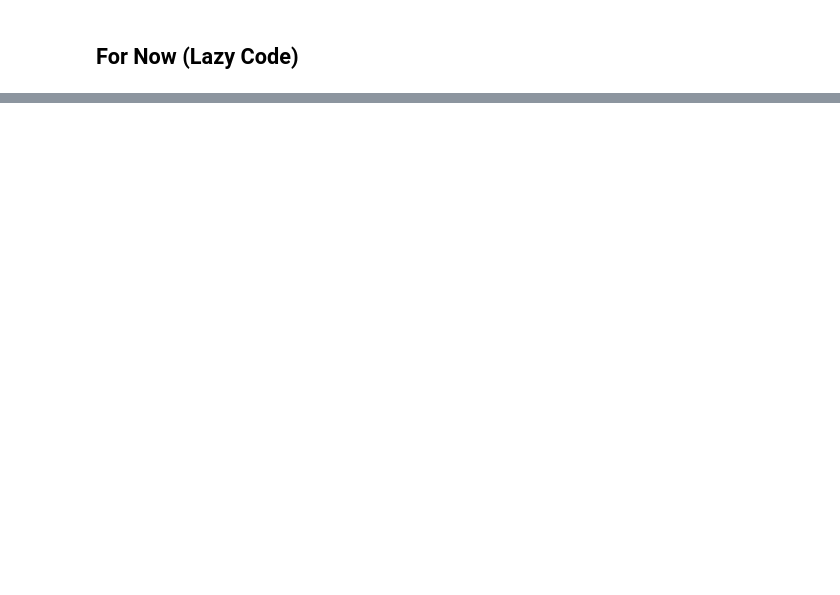
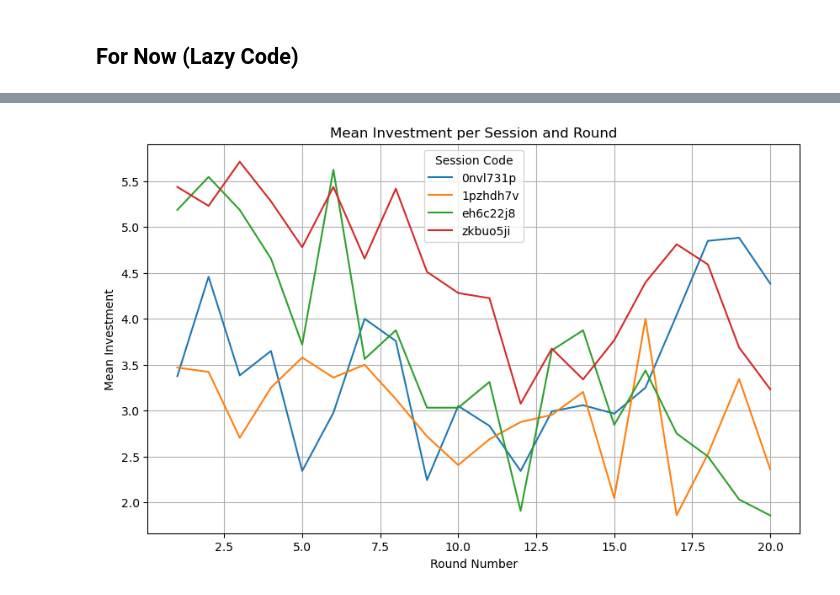
Before and after one commit to AaronSVMB/Additive-Variance-Rep, a Jupyter notebook: src/Treatments/Treatment_Showcase.ipynb, the cells around one changed output, grey strips where cells are left out. Saved outputs shown, nothing was run; the diff lists cells and outputs as text; code cells hidden in the pictures; blank space fills up the shorter version.

```diff
--- a/src/Treatments/Treatment_Showcase.ipynb
+++ b/src/Treatments/Treatment_Showcase.ipynb
@@ -78,0 +221,19 @@ plt.show()
+# %%
+grouped_means = ambiguous_all_data_df.groupby(['session.code', 'subsession.round_number'])['player.investment'].mean()
+
+# Pivoting the data for plotting
+pivoted_means = grouped_means.unstack(level=0)
+
+# Plotting
+plt.figure(figsize=(10, 6))
+for session_code in pivoted_means.columns:
+    plt.plot(pivoted_means.index, pivoted_means[session_code], label=session_code)
+
+plt.title('Mean Investment per Session and Round')
+plt.xlabel('Round Number')
+plt.ylabel('Mean Investment')
+plt.legend(title='Session Code')
+plt.grid(True)
+plt.show()
+# %% [output]
+[figure, added]
```
Also changed, not shown: parts of 20 cells of this notebook, 3 other files.
